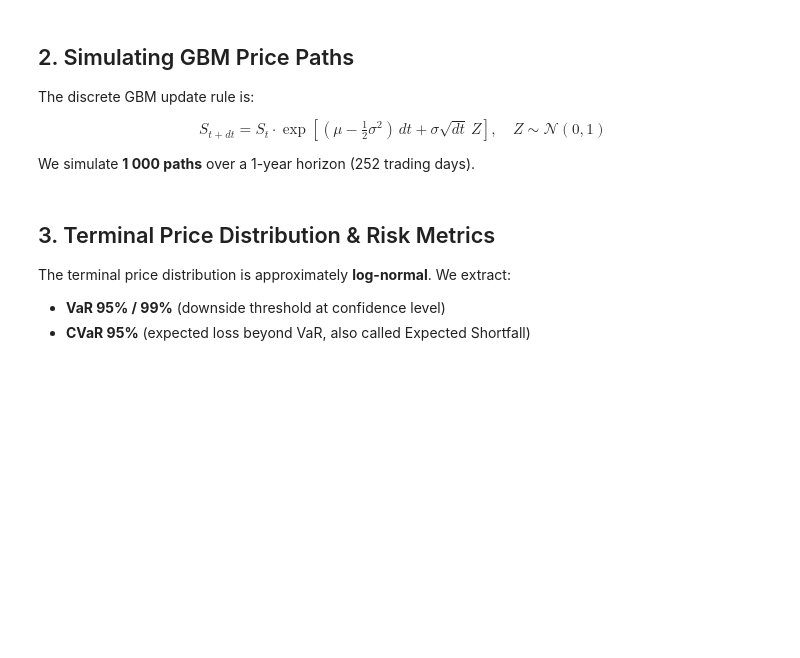
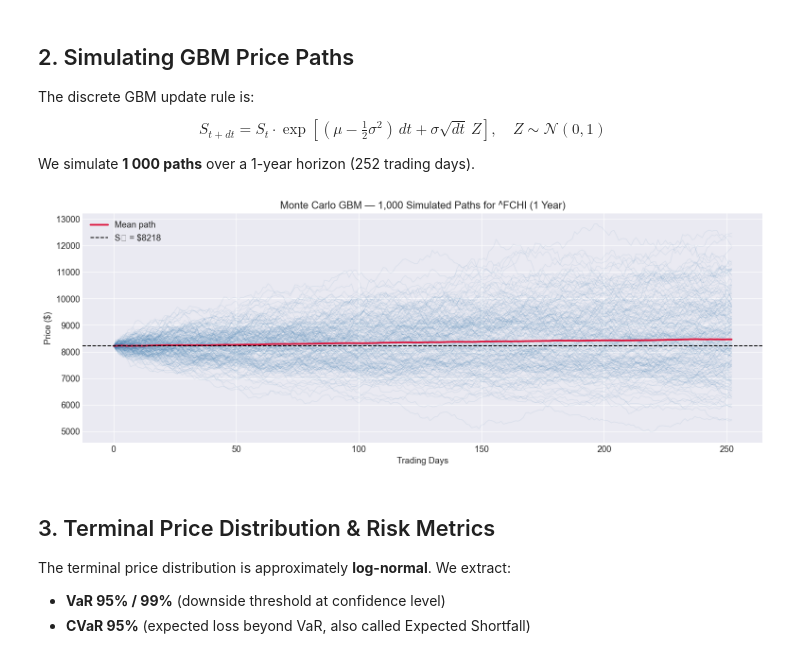
Before and after one commit to pauldesferet/marketfinance-projects, a Jupyter notebook: 01_monte_carlo_options/monte_carlo_options.ipynb, the cells around one changed output. Cells and saved outputs as stored; diff of their text form; code cells hidden in the pictures; blank space fills up the shorter version.

Commit message:
Update Monte Carlo options notebook with CAC40 data and execution outputs Switch ticker from AAPL to ^FCHI (CAC 40), add cell outputs from a full notebook run, and simplify the introductory markdown.

```diff
--- a/01_monte_carlo_options/monte_carlo_options.ipynb
+++ b/01_monte_carlo_options/monte_carlo_options.ipynb
@@ -32,7 +26,7 @@ We download 2 years of daily close prices and estimate:
 - **μ** (drift): annualised expected log-return
 - **σ** (volatility): annualised standard deviation of log-returns
 # %%
-TICKER = "AAPL"
+TICKER = "^FCHI" # CAC 40 index
 stock = yf.download(TICKER, start="2022-01-01", progress=False, auto_adjust=True)
 close = stock["Close"].squeeze().dropna()
 
@@ -59,26 +59,28 @@ $$S_{t+dt} = S_t \cdot \exp\!\left[(\mu - \tfrac{1}{2}\sigma^2)\,dt + \sigma\sqr
 We simulate **1 000 paths** over a 1-year horizon (252 trading days).
 # %%
 np.random.seed(42)
-N_SIM  = 1_000
+Nb_SIM  = 1_000
 T_DAYS = 252
 
-Z = np.random.standard_normal((T_DAYS, N_SIM))
+Z = np.random.standard_normal((T_DAYS, Nb_SIM))
 increments = np.exp(
     (mu_daily - 0.5 * sigma_daily**2) + sigma_daily * Z
 )
 paths = S0 * np.cumprod(increments, axis=0)
-paths = np.vstack([np.full(N_SIM, S0), paths])   # prepend S₀ row
+paths = np.vstack([np.full(Nb_SIM, S0), paths])   # prepend S₀ row
 
 fig, ax = plt.subplots(figsize=(13, 5))
 ax.plot(paths[:, :200], alpha=0.12, linewidth=0.7, color="steelblue")
 ax.plot(paths.mean(axis=1), color="crimson", linewidth=2.2, label="Mean path")
 ax.axhline(S0, color="black", linestyle="--", linewidth=1.2, label=f"S₀ = ${S0:.0f}")
-ax.set_title(f"Monte Carlo GBM — {N_SIM:,} Simulated Paths for {TICKER} (1 Year)")
+ax.set_title(f"Monte Carlo GBM — {Nb_SIM:,} Simulated Paths for {TICKER} (1 Year)")
 ax.set_xlabel("Trading Days")
 ax.set_ylabel("Price ($)")
 ax.legend()
 plt.tight_layout()
 plt.show()
+# %% [output]
+[figure, added]
 # %% [markdown]
 ## 3. Terminal Price Distribution & Risk Metrics
 
```
Also changed, not shown: parts of 7 cells of this notebook.
